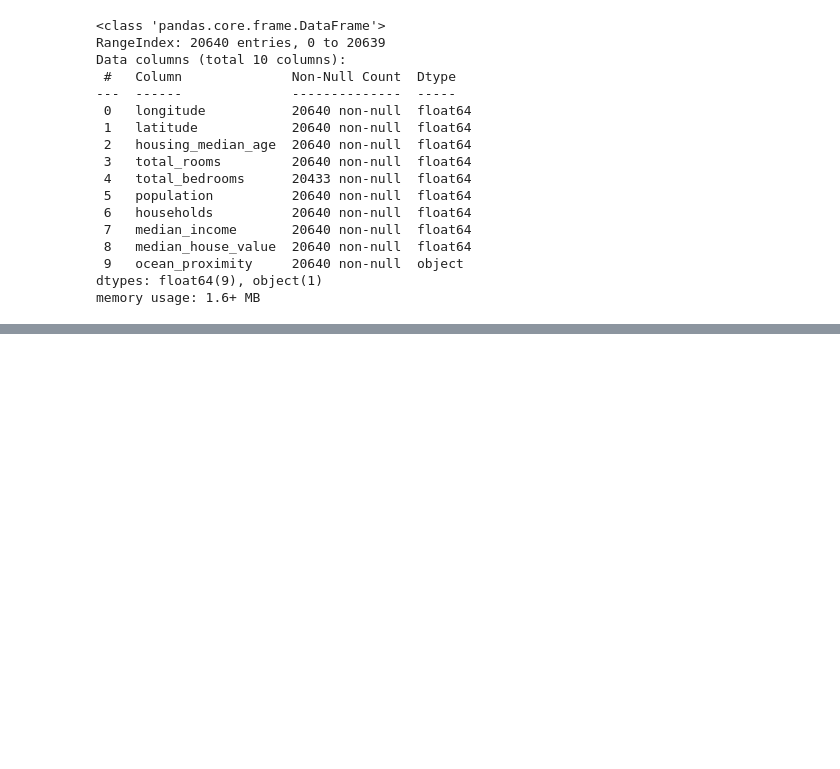
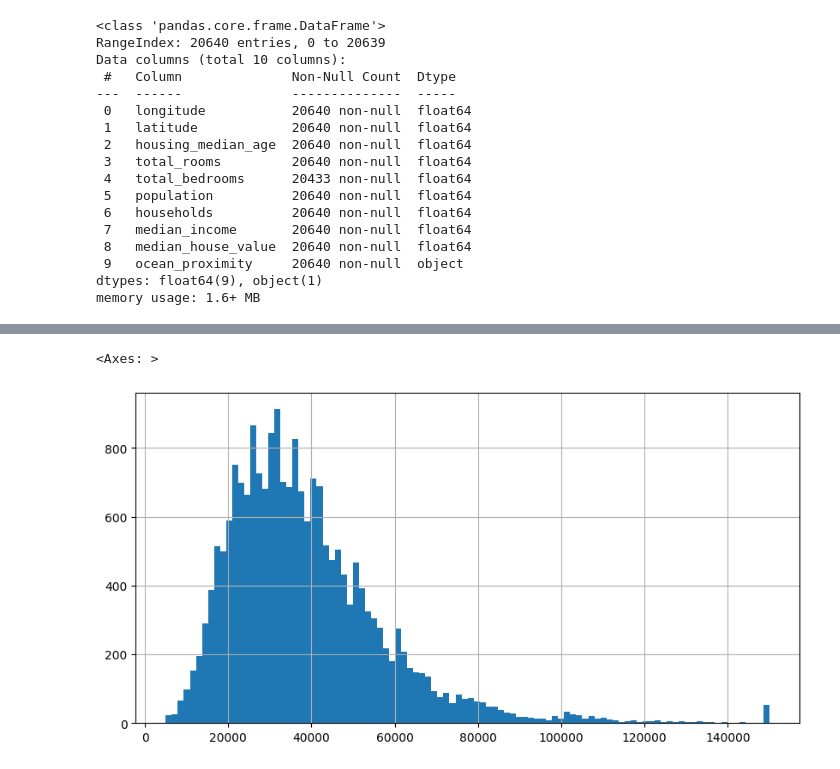
Before and after one commit to Alexandertsvet/price_real_estate, a Jupyter notebook: price_real_estate.ipynb, the cells around one changed output, grey strips where cells are left out. Cells and saved outputs as stored; diff of their text form; code cells hidden in the pictures; blank space fills up the shorter version.

```diff
--- a/price_real_estate.ipynb
+++ b/price_real_estate.ipynb
@@ -48,0 +71,2 @@ data.describe()
+# %%
+data['median_income']=data['median_income']*10000 #1=10000
@@ -51,0 +130,5 @@ data.describe()
+# %%
+data['median_income'].hist(bins=100, figsize=(10,5))
+# %% [output]
+<Axes: >
+[figure, added]
```
Also changed, not shown: parts of 25 cells of this notebook, 1 other file.
